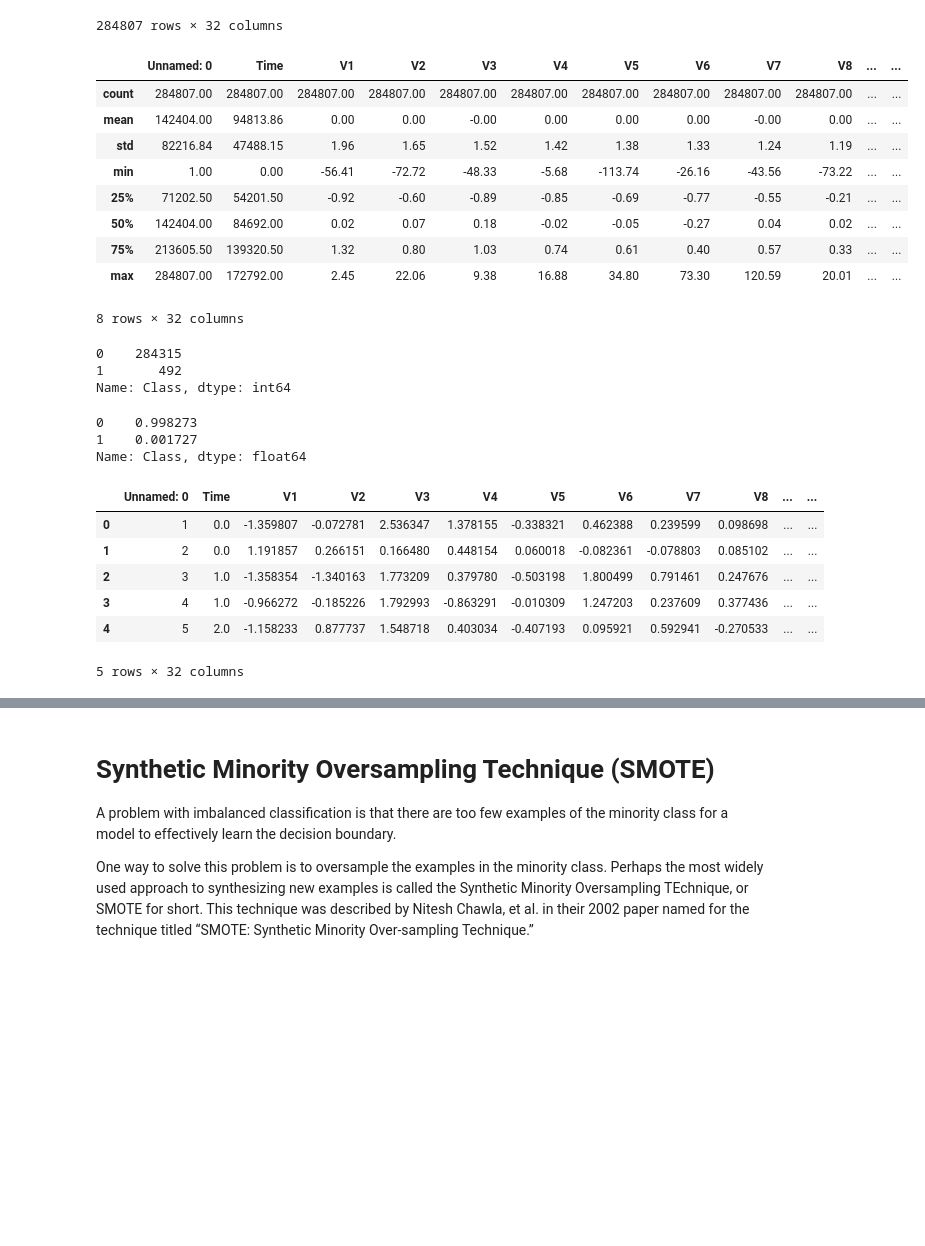
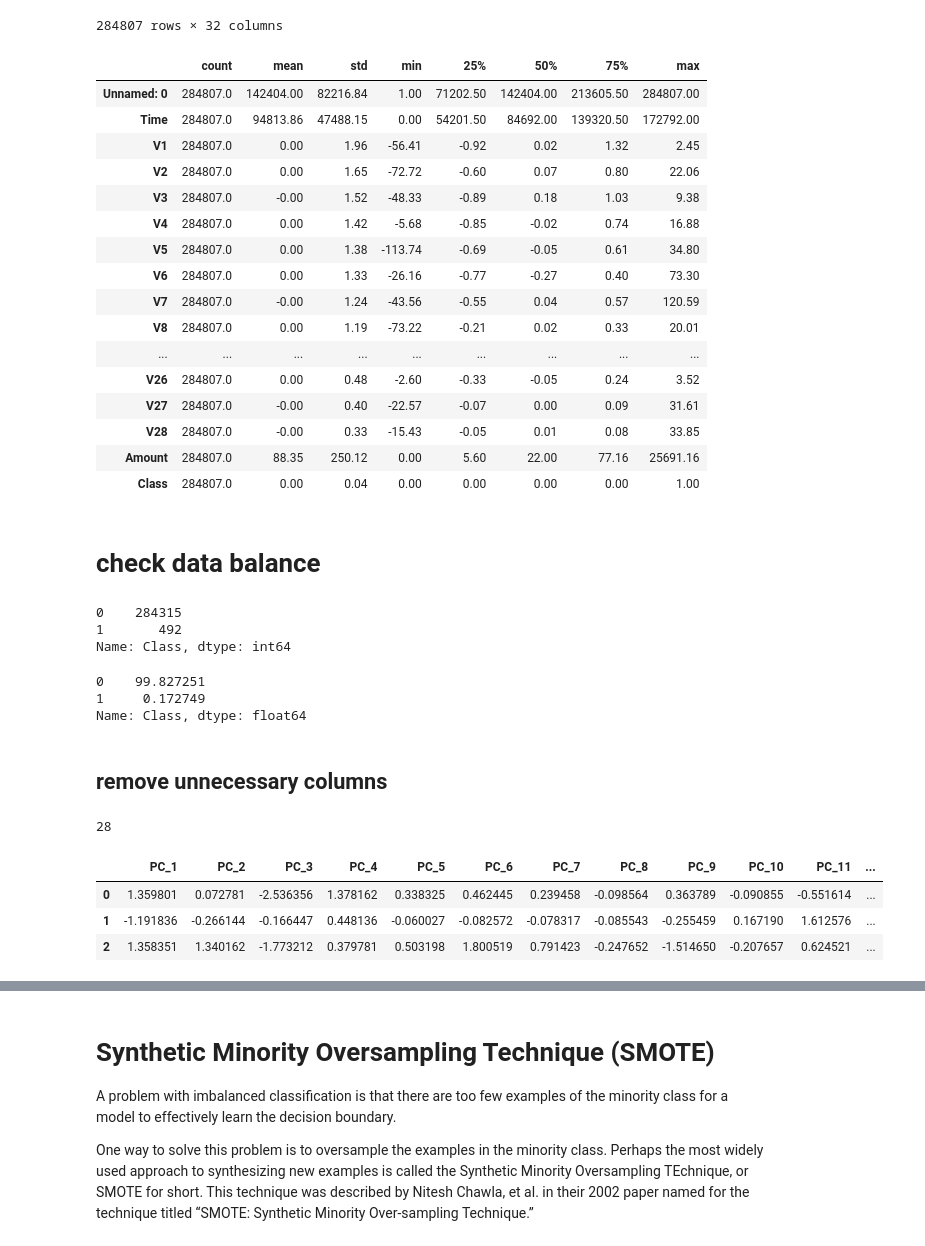
Before and after one commit to DARSHANH-analytics/MLModelOptimizationOFSS, a Jupyter notebook: day3/Fraudulent_transaction_SMOTE.ipynb, the cells around one changed output, grey strips where cells are left out. Cells and saved outputs as stored; diff of their text form; code cells hidden in the pictures; blank space fills up the shorter version.

```diff
--- a/day3/Fraudulent_transaction_SMOTE.ipynb
+++ b/day3/Fraudulent_transaction_SMOTE.ipynb
@@ -28,15 +59,22 @@ display(credit_df)
 284807 rows × 32 columns
 # %%
 #Let's round off values for easy interpretation
-credit_df.describe().round(2)
+credit_df.describe().round(2).T
 # %% [output]
-|  | Unnamed: 0 | Time | V1 | V2 | V3 | V4 | V5 | V6 | V7 | V8 | ... | ... |
-| count | 284807.00 | 284807.00 | 284807.00 | 284807.00 | 284807.00 | 284807.00 | 284807.00 | 284807.00 | 284807.00 | 284807.00 | ... | ... |
-| mean | 142404.00 | 94813.86 | 0.00 | 0.00 | -0.00 | 0.00 | 0.00 | 0.00 | -0.00 | 0.00 | ... | ... |
-| std | 82216.84 | 47488.15 | 1.96 | 1.65 | 1.52 | 1.42 | 1.38 | 1.33 | 1.24 | 1.19 | ... | ... |
-| min | 1.00 | 0.00 | -56.41 | -72.72 | -48.33 | -5.68 | -113.74 | -26.16 | -43.56 | -73.22 | ... | ... |
-| 25% | 71202.50 | 54201.50 | -0.92 | -0.60 | -0.89 | -0.85 | -0.69 | -0.77 | -0.55 | -0.21 | ... | ... |
-| 50% | 142404.00 | 84692.00 | 0.02 | 0.07 | 0.18 | -0.02 | -0.05 | -0.27 | 0.04 | 0.02 | ... | ... |
-| 75% | 213605.50 | 139320.50 | 1.32 | 0.80 | 1.03 | 0.74 | 0.61 | 0.40 | 0.57 | 0.33 | ... | ... |
-| max | 284807.00 | 172792.00 | 2.45 | 22.06 | 9.38 | 16.88 | 34.80 | 73.30 | 120.59 | 20.01 | ... | ... |
+|  | count | mean | std | min | 25% | 50% | 75% | max |
+| Unnamed: 0 | 284807.0 | 142404.00 | 82216.84 | 1.00 | 71202.50 | 142404.00 | 213605.50 | 284807.00 |
+| Time | 284807.0 | 94813.86 | 47488.15 | 0.00 | 54201.50 | 84692.00 | 139320.50 | 172792.00 |
+| V1 | 284807.0 | 0.00 | 1.96 | -56.41 | -0.92 | 0.02 | 1.32 | 2.45 |
+| V2 | 284807.0 | 0.00 | 1.65 | -72.72 | -0.60 | 0.07 | 0.80 | 22.06 |
+| V3 | 284807.0 | -0.00 | 1.52 | -48.33 | -0.89 | 0.18 | 1.03 | 9.38 |
+| V4 | 284807.0 | 0.00 | 1.42 | -5.68 | -0.85 | -0.02 | 0.74 | 16.88 |
+| V5 | 284807.0 | 0.00 | 1.38 | -113.74 | -0.69 | -0.05 | 0.61 | 34.80 |
+| V6 | 284807.0 | 0.00 | 1.33 | -26.16 | -0.77 | -0.27 | 0.40 | 73.30 |
+| V7 | 284807.0 | -0.00 | 1.24 | -43.56 | -0.55 | 0.04 | 0.57 | 120.59 |
+| V8 | 284807.0 | 0.00 | 1.19 | -73.22 | -0.21 | 0.02 | 0.33 | 20.01 |
+| ... | ... | ... | ... | ... | ... | ... | ... | ... |
+| V26 | 284807.0 | 0.00 | 0.48 | -2.60 | -0.33 | -0.05 | 0.24 | 3.52 |
+| V27 | 284807.0 | -0.00 | 0.40 | -22.57 | -0.07 | 0.00 | 0.09 | 31.61 |
+| V28 | 284807.0 | -0.00 | 0.33 | -15.43 | -0.05 | 0.01 | 0.08 | 33.85 |
+| Amount | 284807.0 | 88.35 | 250.12 | 0.00 | 5.60 | 22.00 | 77.16 | 25691.16 |
+| Class | 284807.0 | 0.00 | 0.04 | 0.00 | 0.00 | 0.00 | 0.00 | 1.00 |
-8 rows × 32 columns
@@ -43,3 +84,5 @@ credit_df.describe().round(2)
+# %% [markdown]
+# check data balance
 # %%
 credit_df["Class"].value_counts()
 # %% [output]
@@ -47,20 +90,10 @@ credit_df["Class"].value_counts()
 1       492
 Name: Class, dtype: int64
 # %%
-credit_df["Class"].value_counts(normalize=True)
+credit_df["Class"].value_counts(normalize=True)*100
 # %% [output]
-0    0.998273
-1    0.001727
+0    99.827251
+1     0.172749
 Name: Class, dtype: float64
-# %%
-xy_array = credit_df.values #store the array values in an array
-
-credit_df.head()
-# %% [output]
-|  | Unnamed: 0 | Time | V1 | V2 | V3 | V4 | V5 | V6 | V7 | V8 | ... | ... |
-| 0 | 1 | 0.0 | -1.359807 | -0.072781 | 2.536347 | 1.378155 | -0.338321 | 0.462388 | 0.239599 | 0.098698 | ... | ... |
-| 1 | 2 | 0.0 | 1.191857 | 0.266151 | 0.166480 | 0.448154 | 0.060018 | -0.082361 | -0.078803 | 0.085102 | ... | ... |
-| 2 | 3 | 1.0 | -1.358354 | -1.340163 | 1.773209 | 0.379780 | -0.503198 | 1.800499 | 0.791461 | 0.247676 | ... | ... |
-| 3 | 4 | 1.0 | -0.966272 | -0.185226 | 1.792993 | -0.863291 | -0.010309 | 1.247203 | 0.237609 | 0.377436 | ... | ... |
-| 4 | 5 | 2.0 | -1.158233 | 0.877737 | 1.548718 | 0.403034 | -0.407193 | 0.095921 | 0.592941 | -0.270533 | ... | ... |
-5 rows × 32 columns
+# %% [markdown]
+## remove unnecessary columns
@@ -66,0 +109,4 @@ credit_df.head()
+# %%
+len(features.columns)
+# %% [output]
+28
@@ -66,0 +117,11 @@ credit_df.head()
+# %%
+names = [f"PC_{count}" for count in range(1,16,1)]
+
+features = pd.DataFrame(pca_features, columns=names)
+
+features.head(3)
+# %% [output]
+|  | PC_1 | PC_2 | PC_3 | PC_4 | PC_5 | PC_6 | PC_7 | PC_8 | PC_9 | PC_10 | PC_11 | ... |
+| 0 | 1.359801 | 0.072781 | -2.536356 | 1.378162 | 0.338325 | 0.462445 | 0.239458 | -0.098564 | 0.363789 | -0.090855 | -0.551614 | ... |
+| 1 | -1.191836 | -0.266144 | -0.166447 | 0.448136 | -0.060027 | -0.082572 | -0.078317 | -0.085543 | -0.255459 | 0.167190 | 1.612576 | ... |
+| 2 | 1.358351 | 1.340162 | -1.773212 | 0.379781 | 0.503198 | 1.800519 | 0.791423 | -0.247652 | -1.514650 | -0.207657 | 0.624521 | ... |
```
Also changed, not shown: parts of 11 cells of this notebook, 1 other file.
